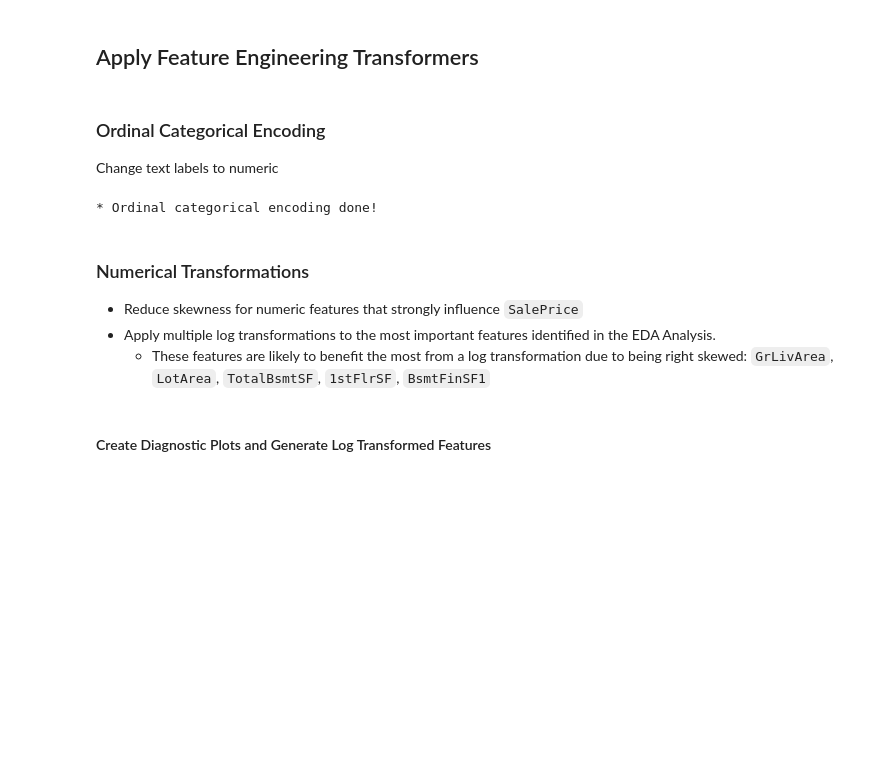
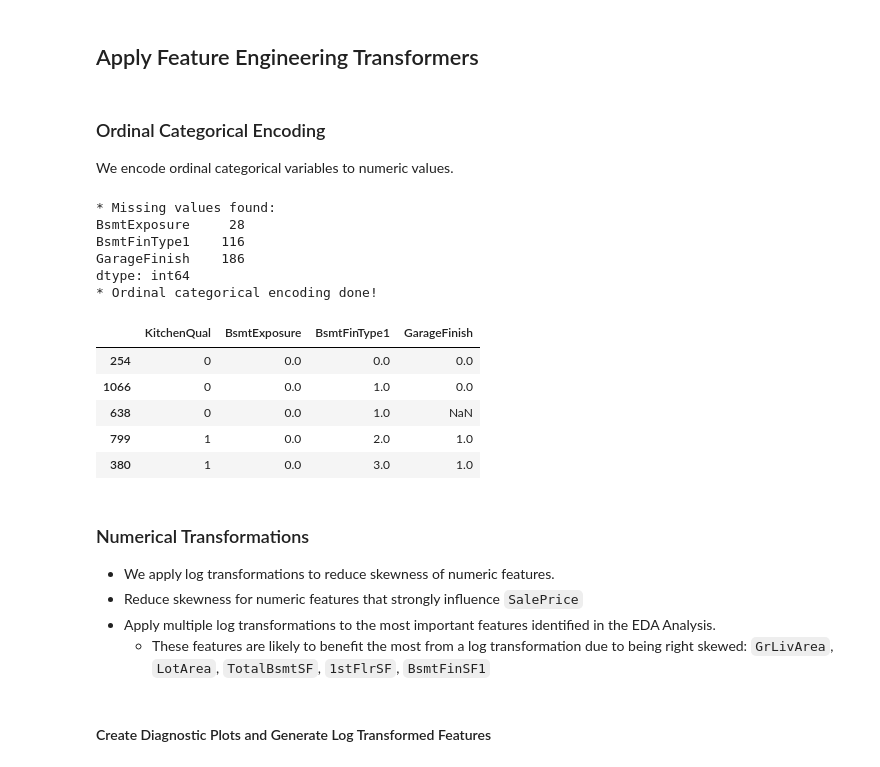
Before and after one commit to David5p/heritage-housing, a Jupyter notebook: jupyter_notebooks/FeatureEngineering copy.ipynb, the cells around one changed output. Drawn from its saved outputs; the diff is of its cells as text; code cells hidden in the pictures; blank space fills up the shorter version.

```diff
--- a/jupyter_notebooks/FeatureEngineering copy.ipynb
+++ b/jupyter_notebooks/FeatureEngineering copy.ipynb
@@ -79,0 +67,16 @@ TrainSet.head(3)
+# %%
+from sklearn.model_selection import train_test_split
+
+BASE_DIR = Path(r"C:\Users\david\Portfolio 5\heritage-housing")
+data_path = BASE_DIR / "outputs/datasets/cleaned/CleanedData.csv"
+
+df = pd.read_csv(data_path)
+
+# Load data
+df = pd.read_csv(data_path)
+
+# Split into Train and Test sets
+TrainSet, TestSet = train_test_split(df, test_size=0.2, random_state=42)
+
+print("TrainSet shape:", TrainSet.shape)
+print("TestSet shape:", TestSet.shape)
@@ -127,27 +141,48 @@ To reduce multicollinearity and  thus keep only the most informative features.
 ## Apply Feature Engineering Transformers
 # %% [markdown]
 ### Ordinal Categorical Encoding
-Change text labels to numeric
+We encode ordinal categorical variables to numeric values.
 # %%
+from feature_engine.encoding import OrdinalEncoder
+
+# Select variables
 ordinal_vars = ['KitchenQual', 'BsmtExposure', 'BsmtFinType1', 'GarageFinish']
 
-print("Missing values before encoding:")
-check_missing_values(TrainSet[ordinal_vars])
+# Create engineering DataFrame
+df_engineering = TrainSet[ordinal_vars].copy()
+df_engineering.head(3)
 
+# Check missing values
+check_missing_values(df_engineering)
+
+# Apply encoder to Train and Test
 encoder = OrdinalEncoder(
-    encoding_method='arbitrary',
+    encoding_method="arbitrary",
     variables=ordinal_vars,
-    missing_values='ignore'
+    missing_values="ignore"
 )
 
 TrainSet = encoder.fit_transform(TrainSet)
+TestSet = encoder.transform(TestSet)
 
 print("* Ordinal categorical encoding done!")
 TrainSet[ordinal_vars].head()
 # %% [output]
+* Missing values found:
+BsmtExposure     28
+BsmtFinType1    116
+GarageFinish    186
+dtype: int64
 * Ordinal categorical encoding done!
+|  | KitchenQual | BsmtExposure | BsmtFinType1 | GarageFinish |
+| 254 | 0 | 0.0 | 0.0 | 0.0 |
+| 1066 | 0 | 0.0 | 1.0 | 0.0 |
+| 638 | 0 | 0.0 | 1.0 | NaN |
+| 799 | 1 | 0.0 | 2.0 | 1.0 |
+| 380 | 1 | 0.0 | 3.0 | 1.0 |
 # %% [markdown]
 ### Numerical Transformations
+- We apply log transformations to reduce skewness of numeric features.
 - Reduce skewness for numeric features that strongly influence `SalePrice`
 - Apply multiple log transformations to the most important features identified in the EDA Analysis.
     - These features are likely to benefit the most from a log transformation due to being right skewed: `GrLivArea`, `LotArea`, `TotalBsmtSF`, `1stFlrSF`, `BsmtFinSF1`
```
Also changed, not shown: parts of 31 cells of this notebook.
